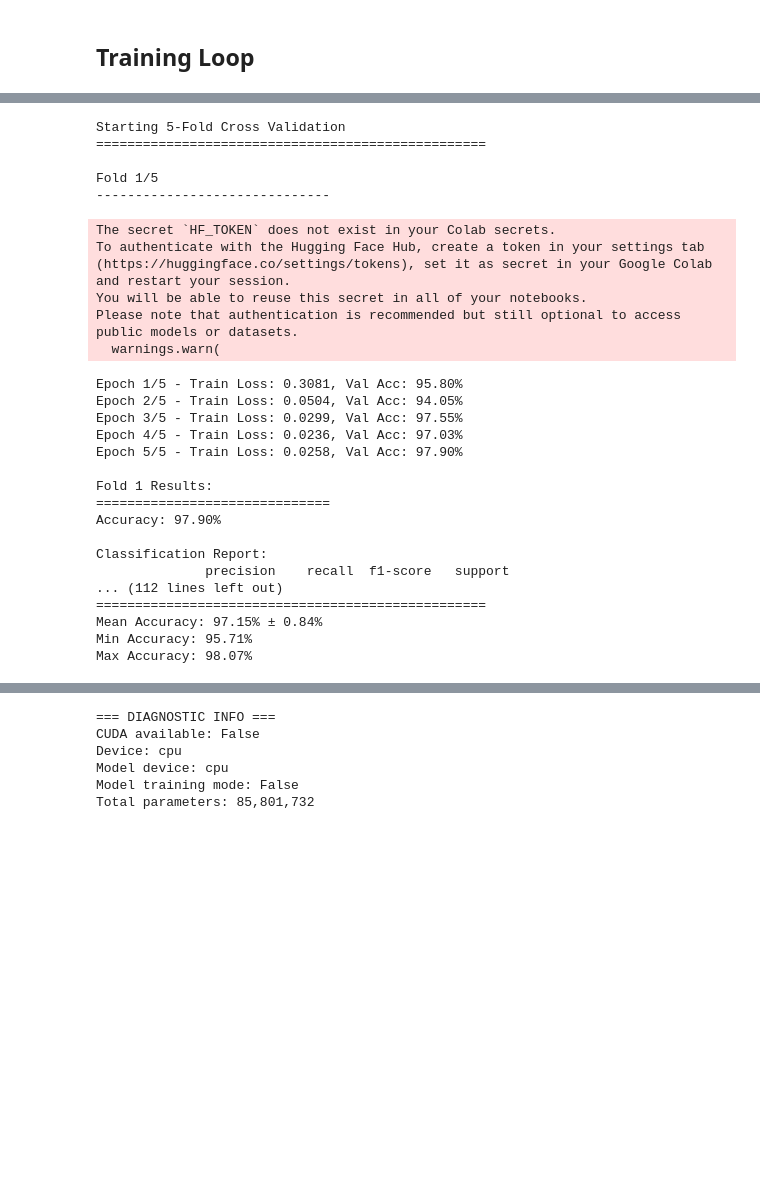
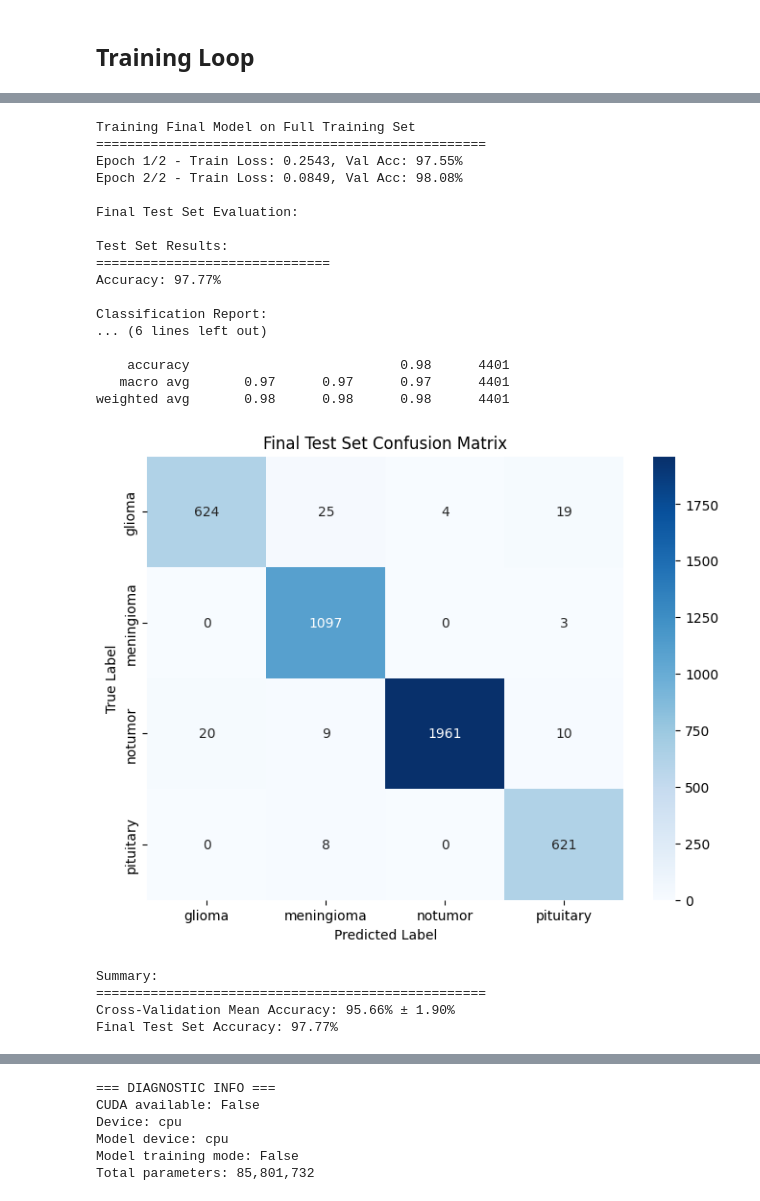
Before and after one commit to ibrahimamam1/Brain-Tumour-Detection, a Jupyter notebook: Notebooks/v2.ipynb, the cells around one changed output, grey strips where cells are left out. Cells and saved outputs as stored; diff of their text form; code cells hidden in the pictures; blank space fills up the shorter version.

```diff
--- a/Notebooks/v2.ipynb
+++ b/Notebooks/v2.ipynb
@@ -78,12 +102,12 @@ def create_model():
 # %% [markdown]
 ## Training Loop
 # %%
+
 def train_fold(model, train_loader, val_loader, epochs=5, lr=3e-5):
     """Train model for one fold"""
     class_weights = torch.tensor([1.0, 1.0, 1.0, 1.2]).to(device)
     loss_func = nn.CrossEntropyLoss(weight=class_weights)
     optimizer = optim.Adam(model.parameters(), lr=lr)
-
     train_losses = []
     val_accuracies = []
 
@@ -91,7 +115,6 @@ def train_fold(model, train_loader, val_loader, epochs=5, lr=3e-5):
         # Training phase
         model.train()
         total_train_loss = 0
-
         for inputs, labels in train_loader:
             inputs, labels = inputs.to(device), labels.to(device)
             optimizer.zero_grad()
@@ -109,14 +132,12 @@ def train_fold(model, train_loader, val_loader, epochs=5, lr=3e-5):
         correct = 0
         total = 0
         val_loss = 0
-
         with torch.no_grad():
             for inputs, labels in val_loader:
                 inputs, labels = inputs.to(device), labels.to(device)
                 outputs = model(inputs)
                 loss = loss_func(outputs, labels)
                 val_loss += loss.item()
-
                 _, predicted = torch.max(outputs.data, 1)
                 total += labels.size(0)
                 correct += (predicted == labels).sum().item()
@@ -124,9 +145,9 @@ def train_fold(model, train_loader, val_loader, epochs=5, lr=3e-5):
         val_accuracy = 100 * correct / total
         val_accuracies.append(val_accuracy)
 
-        print(f"Epoch {epoch+1}/{epochs} - Train Loss: {avg_train_loss:.4f}, Val Acc: {val_accuracy:.2f}%")
-
-    return train_losses, val_accuracies
+    # Return the best validation accuracy achieved
+    best_val_accuracy = max(val_accuracies)
+    return train_losses, val_accuracies, best_val_accuracy
 # %%
 def evaluate_model(model, test_loader, class_names, device, fold_num=None):
     """Evaluate model and return predictions, labels, and probabilities"""
@@ -298,0 +433,11 @@ def train_final_model_and_test(dataset, test_dataset, class_names, epochs=5, bat
+# %%
+
+# Hyperparameters
+K_FOLDS = 5
+EPOCHS = 2
+BATCH_SIZE = 32
+LEARNING_RATE = 3e-5
+
+# Perform cross-validation
+cv_results = cross_validation(dataset, k_folds=K_FOLDS, epochs=EPOCHS,
+                                 batch_size=BATCH_SIZE, lr=LEARNING_RATE)
@@ -299,54 +467,36 @@ def train_final_model_and_test(dataset, test_dataset, class_names, epochs=5, bat
 # %%
-# Hyperparameters
-K_FOLDS = 5
-EPOCHS = 5
-BATCH_SIZE = 32
-LEARNING_RATE = 3e-5
-
-# Perform cross-validation
-cv_results = cross_validation(dataset, k_folds=K_FOLDS, epochs=EPOCHS,
-                                 batch_size=BATCH_SIZE, lr=LEARNING_RATE)
-
-# Analyze results
-analyze_cv_results(cv_results, class_names)
-
 # Train final model and test
 final_model, test_accuracy = train_final_model_and_test(
                               dataset, test_dataset, class_names, epochs=EPOCHS,
                               batch_size=BATCH_SIZE, lr=LEARNING_RATE)
 
 #save model to drive
 torch.save(final_model.state_dict(), '/content/drive/MyDrive/vit_brain_tumor_v2.pth')
 
 print(f"\nSummary:")
 print("="*50)
 print(f"Cross-Validation Mean Accuracy: {np.mean(cv_results['fold_accuracies']):.2f}% ± {np.std(cv_results['fold_accuracies']):.2f}%")
 print(f"Final Test Set Accuracy: {test_accuracy:.2f}%")
 # %% [output]
-Starting 5-Fold Cross Validation
+Training Final Model on Full Training Set
 ==================================================
+Epoch 1/2 - Train Loss: 0.2543, Val Acc: 97.55%
+Epoch 2/2 - Train Loss: 0.0849, Val Acc: 98.08%
 
-Fold 1/5
-------------------------------
+Final Test Set Evaluation:
+
+Test Set Results:
+==============================
+Accuracy: 97.77%
+
+Classification Report:
+... (6 lines left out)
+
+    accuracy                           0.98      4401
+   macro avg       0.97      0.97      0.97      4401
+weighted avg       0.98      0.98      0.98      4401
+[figure, new version]
-The secret `HF_TOKEN` does not exist in your Colab secrets.
-To authenticate with the Hugging Face Hub, create a token in your settings tab (https://huggingface.co/settings/tokens), set it as secret in your Google Colab and restart your session.
-You will be able to reuse this secret in all of your notebooks.
-Please note that authentication is recommended but still optional to access public models or datasets.
-  warnings.warn(
+Summary:
+==================================================
+Cross-Validation Mean Accuracy: 95.66% ± 1.90%
+Final Test Set Accuracy: 97.77%
-Epoch 1/5 - Train Loss: 0.3081, Val Acc: 95.80%
-Epoch 2/5 - Train Loss: 0.0504, Val Acc: 94.05%
-Epoch 3/5 - Train Loss: 0.0299, Val Acc: 97.55%
-Epoch 4/5 - Train Loss: 0.0236, Val Acc: 97.03%
-Epoch 5/5 - Train Loss: 0.0258, Val Acc: 97.90%
-
-Fold 1 Results:
-==============================
-Accuracy: 97.90%
-
-Classification Report:
-              precision    recall  f1-score   support
-... (112 lines left out)
-==================================================
-Mean Accuracy: 97.15% ± 0.84%
-Min Accuracy: 95.71%
-Max Accuracy: 98.07%
```
Also changed, not shown: parts of 22 cells of this notebook.
